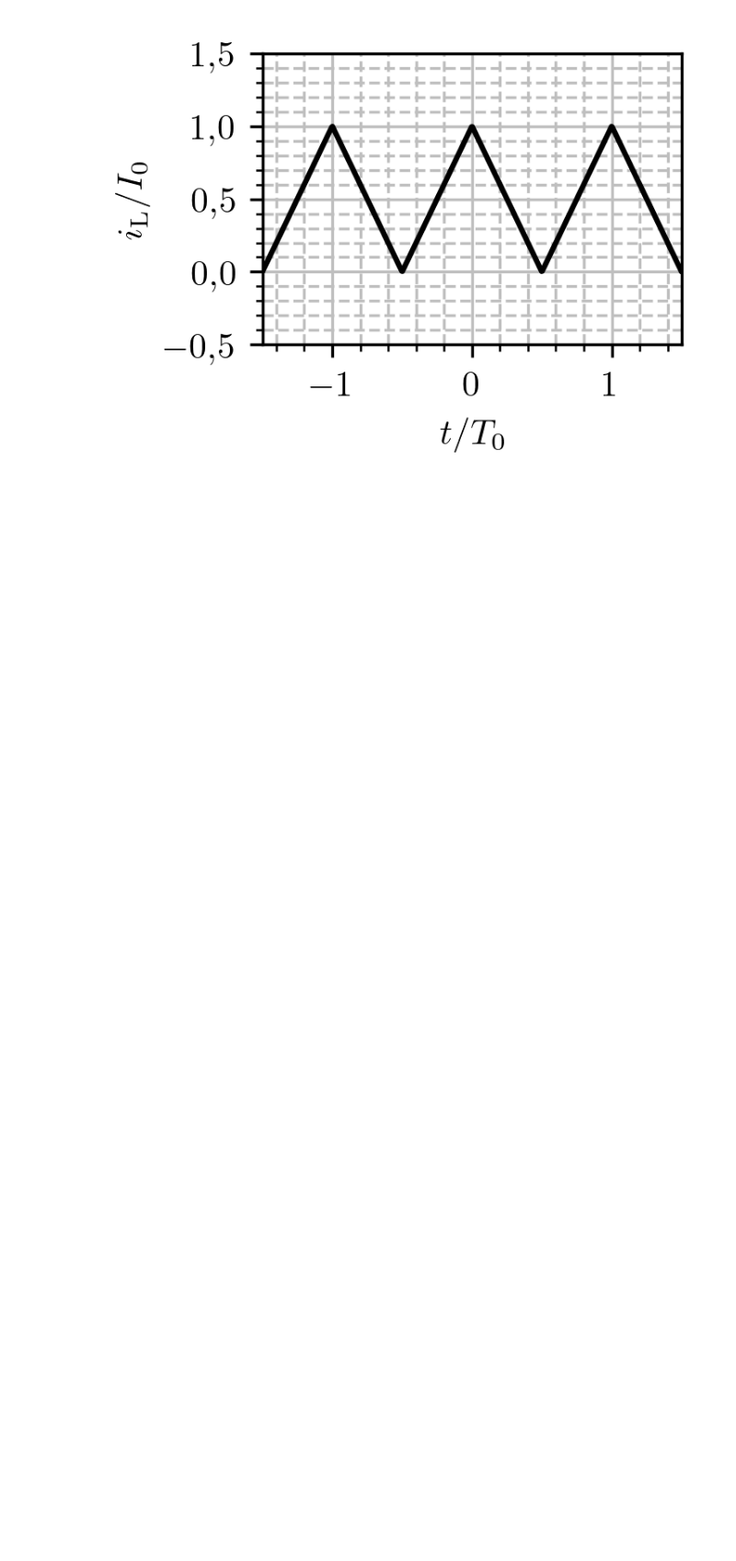
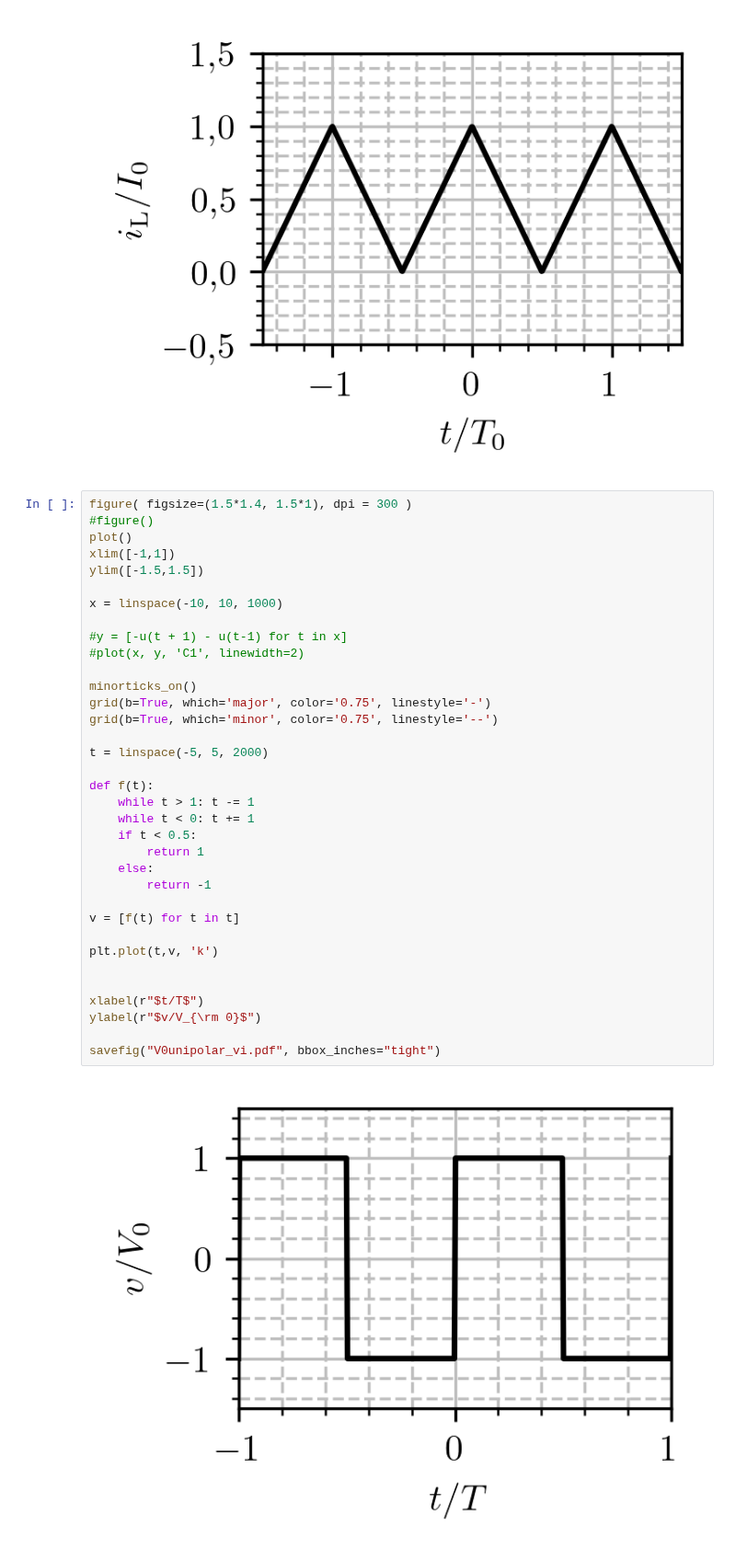
Before and after one commit to djokicd/zbirka-sis, a Jupyter notebook: 2_furijeovi_redovi/1_kontinualni/fig/ctfs_plotovi.ipynb, the cells around one changed output. Shown at 92% size. Drawn from its saved outputs; the diff is of its cells as text; blank space fills up the shorter version.

```diff
--- a/2_furijeovi_redovi/1_kontinualni/fig/ctfs_plotovi.ipynb
+++ b/2_furijeovi_redovi/1_kontinualni/fig/ctfs_plotovi.ipynb
@@ -398,3 +398,40 @@ ylabel(r"$i_{\rm L}/I_{\rm 0}$")
 savefig("L_diode_iLL.pdf", bbox_inches="tight")
 # %% [output]
 [figure]
+# %%
+figure( figsize=(1.5*1.4, 1.5*1), dpi = 300 )
+#figure()
+plot()
+xlim([-1,1])
+ylim([-1.5,1.5])
+
+x = linspace(-10, 10, 1000)
+
+#y = [-u(t + 1) - u(t-1) for t in x]
+#plot(x, y, 'C1', linewidth=2)
+
+minorticks_on()
+grid(b=True, which='major', color='0.75', linestyle='-')
+grid(b=True, which='minor', color='0.75', linestyle='--')
+
+t = linspace(-5, 5, 2000)
+
+def f(t):
+    while t > 1: t -= 1
+    while t < 0: t += 1
+    if t < 0.5:
+        return 1
+    else:
+        return -1
+
+v = [f(t) for t in t]
+
+plt.plot(t,v, 'k')
+
+
+xlabel(r"$t/T$")
+ylabel(r"$v/V_{\rm 0}$")
+
+savefig("V0unipolar_vi.pdf", bbox_inches="tight")
+# %% [output]
+[figure, added]
```
Also changed, not shown: 5 other files.
